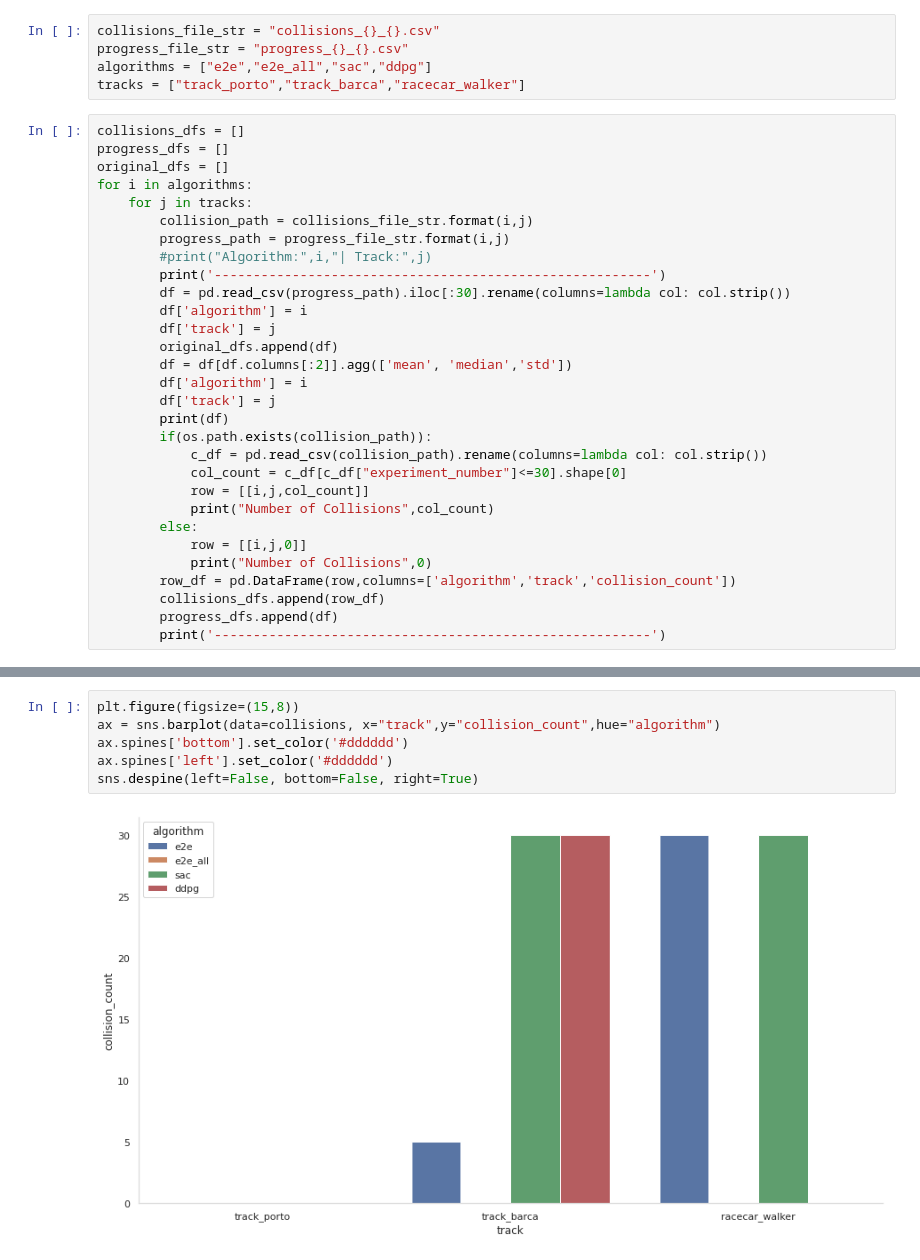
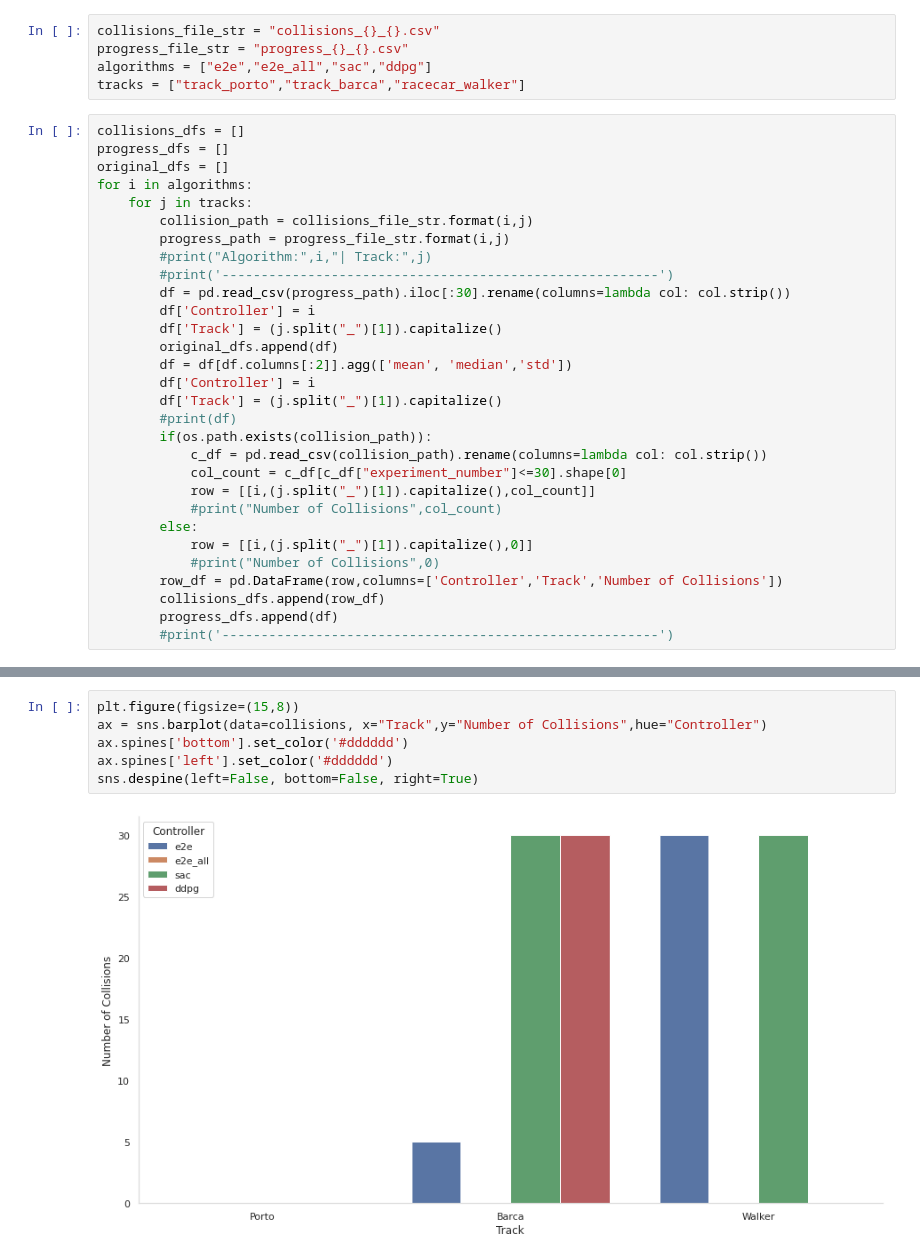
Before and after one commit to pmusau17/Platooning-F1Tenth, a Jupyter notebook: src/race/logs/AggregrateResultsPatrick.ipynb, the cells around one changed output, grey strips where cells are left out. Saved outputs shown, nothing was run; the diff lists cells and outputs as text.

Commit message:
Plots are ready for monday

```diff
--- a/src/race/logs/AggregrateResultsPatrick.ipynb
+++ b/src/race/logs/AggregrateResultsPatrick.ipynb
@@ -22,24 +22,24 @@ for i in algorithms:
         collision_path = collisions_file_str.format(i,j)
         progress_path = progress_file_str.format(i,j)
         #print("Algorithm:",i,"| Track:",j)
-        print('--------------------------------------------------------')
+        #print('--------------------------------------------------------')
         df = pd.read_csv(progress_path).iloc[:30].rename(columns=lambda col: col.strip())
-        df['algorithm'] = i
-        df['track'] = j
+        df['Controller'] = i
+        df['Track'] = (j.split("_")[1]).capitalize()
         original_dfs.append(df)
         df = df[df.columns[:2]].agg(['mean', 'median','std'])
-        df['algorithm'] = i
-        df['track'] = j
-        print(df)
+        df['Controller'] = i
+        df['Track'] = (j.split("_")[1]).capitalize()
+        #print(df)
         if(os.path.exists(collision_path)):
             c_df = pd.read_csv(collision_path).rename(columns=lambda col: col.strip())
             col_count = c_df[c_df["experiment_number"]<=30].shape[0]
-            row = [[i,j,col_count]]
-            print("Number of Collisions",col_count)
+            row = [[i,(j.split("_")[1]).capitalize(),col_count]]
+            #print("Number of Collisions",col_count)
         else:
-            row = [[i,j,0]]
-            print("Number of Collisions",0)
-        row_df = pd.DataFrame(row,columns=['algorithm','track','collision_count'])
+            row = [[i,(j.split("_")[1]).capitalize(),0]]
+            #print("Number of Collisions",0)
+        row_df = pd.DataFrame(row,columns=['Controller','Track','Number of Collisions'])
         collisions_dfs.append(row_df)
         progress_dfs.append(df)
-        print('--------------------------------------------------------')
+        #print('--------------------------------------------------------')
@@ -81,9 +63,9 @@ collisions
 # %%
 plt.figure(figsize=(15,8))
-ax = sns.barplot(data=collisions, x="track",y="collision_count",hue="algorithm")
+ax = sns.barplot(data=collisions, x="Track",y="Number of Collisions",hue="Controller")
 ax.spines['bottom'].set_color('#dddddd')
 ax.spines['left'].set_color('#dddddd')
 sns.despine(left=False, bottom=False, right=True)
 # %% [output]
-[figure, old version]
+[figure, new version]
 # %%
```
Also changed, not shown: parts of 12 cells of this notebook, 24 other files.
